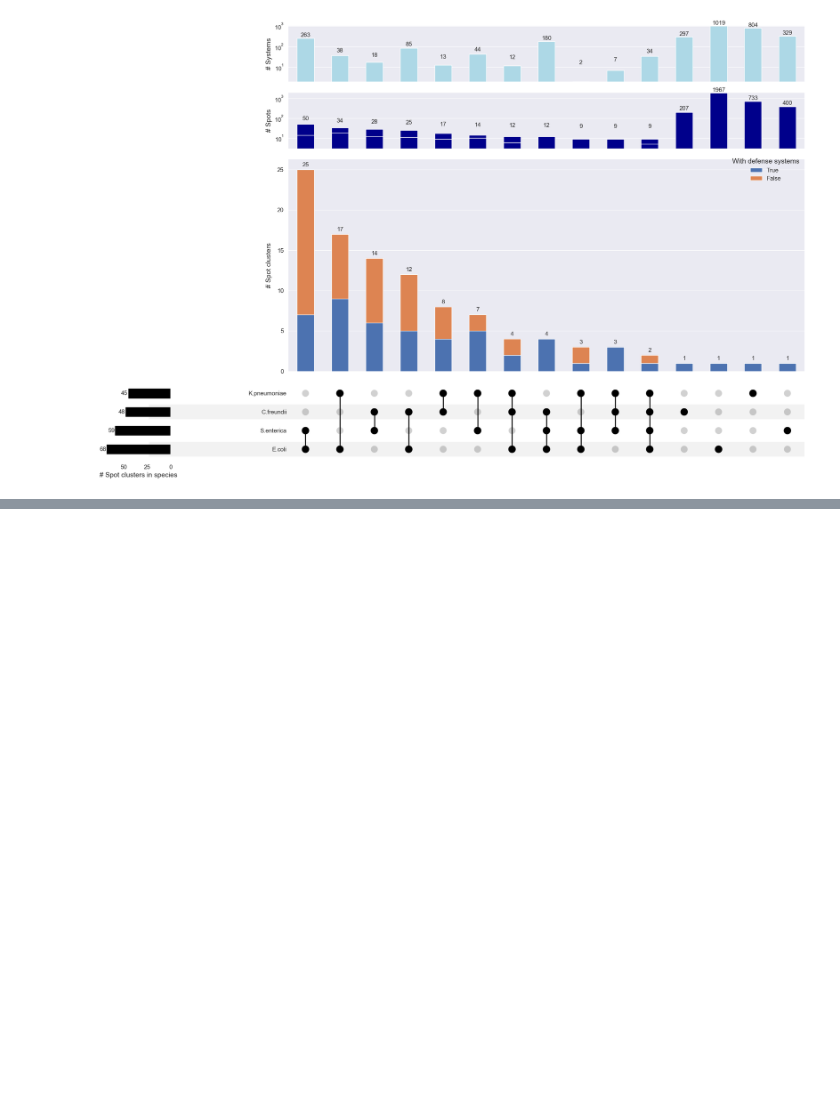
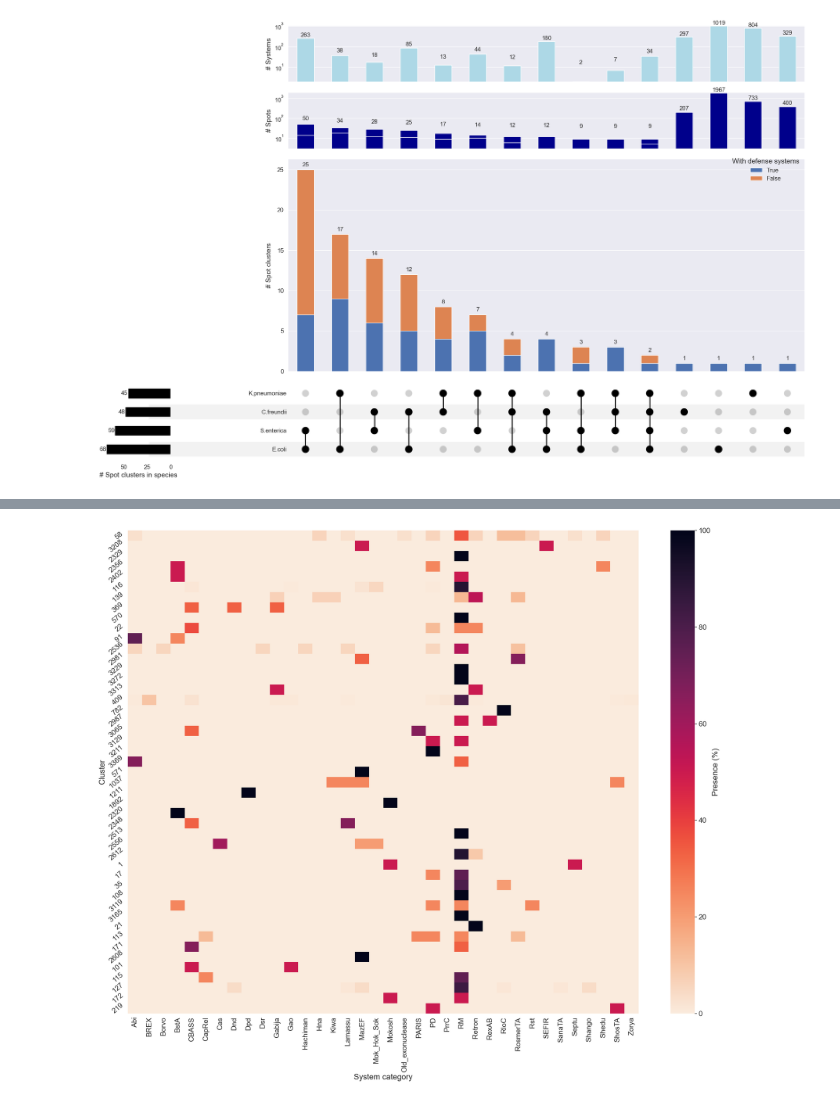
Before and after one commit to jpjarnoux/PANORAMA_article, a Jupyter notebook: main.ipynb, the cells around one changed output, grey strips where cells are left out. Saved outputs shown, nothing was run; the diff lists cells and outputs as text; code cells hidden in the pictures; blank space fills up the shorter version.

Commit message:
generate Fig 8

```diff
--- a/main.ipynb
+++ b/main.ipynb
@@ -334,0 +339,17 @@ For example, when doing 'df[col].method(value, inplace=True)', try using 'df.met
+# %%
+from sources.cs_link import parse_data, generate_tile_plot_visualization
+results = pd.read_csv(ENTEROBACTERIACEAE / "all_conserved_spots.tsv", sep="\t",
+                      usecols=["Conserved ID", "Spot ID", "Pangenome"])
+
+systems_data = {
+    'C.freundii': pd.read_csv(C_FREUNDII / "systems.tsv", sep="\t"),
+    'E.coli': pd.read_csv(E_COLI / "systems.tsv", sep="\t"),
+    'K.pneumoniae': pd.read_csv(K_PNEUMONIAE / "systems.tsv", sep="\t"),
+    'S.enterica': pd.read_csv(S_ENTERICA / "systems.tsv", sep="\t")
+}
+
+data = parse_data(results, systems=systems_data)
+data.to_csv(OUTPUT / "cs_link.tsv", sep="\t", index=True)
+generate_tile_plot_visualization(data, OUTPUT)
+# %% [output]
+[figure, added]
```
Also changed, not shown: parts of 1 cell of this notebook, 1 other file.
